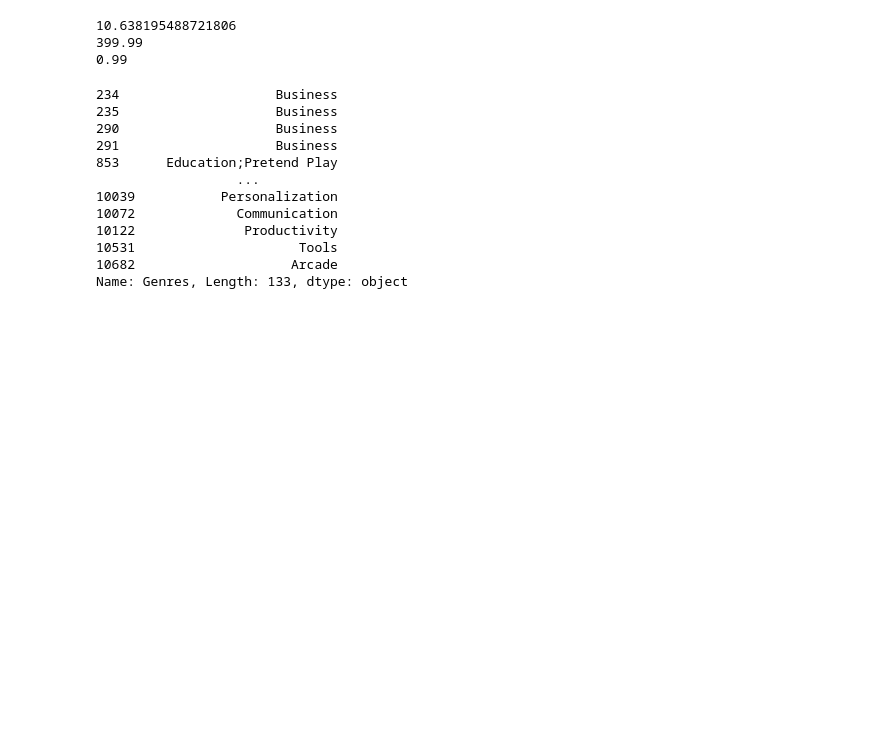
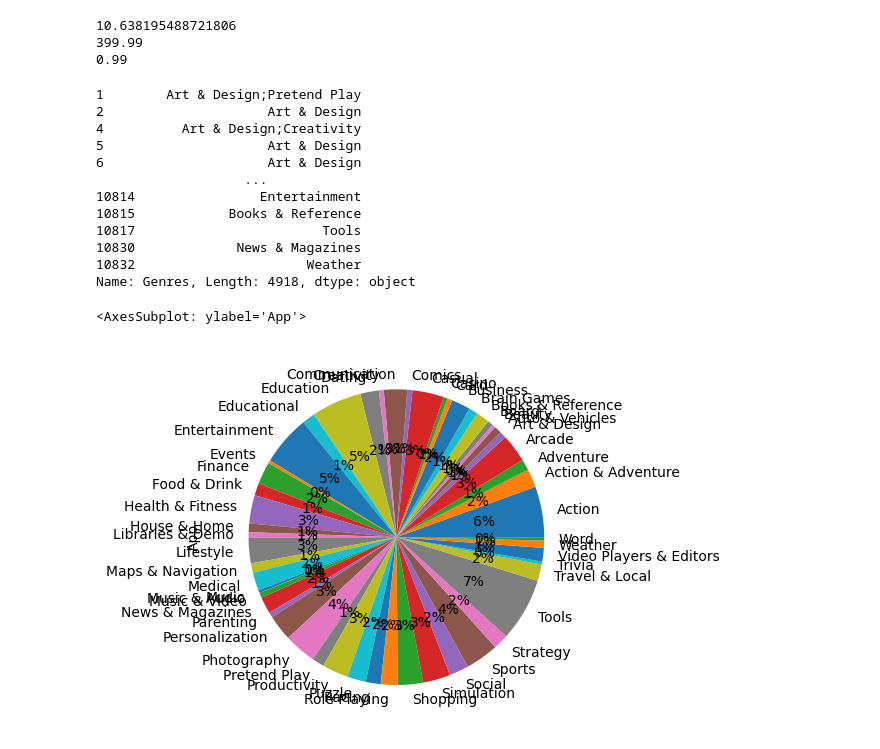
Before and after one commit to akash106/CS210DataSciProjects, a Jupyter notebook: Project 3/googlePlay.ipynb, the cells around one changed output. Drawn from its saved outputs; the diff is of its cells as text; code cells hidden in the pictures; blank space fills up the shorter version.

Commit message:
Continued working on part 3

```diff
--- a/Project 3/googlePlay.ipynb
+++ b/Project 3/googlePlay.ipynb
@@ -162,20 +162,30 @@ print(paid_df['Price'].min())
 10.638195488721806
 399.99
 0.99
-# %%
-#Part 3.1: Visualization
-
-print(df['Genres'])
-# %% [output]
-234                    Business
-235                    Business
-290                    Business
-291                    Business
-853      Education;Pretend Play
-                  ...
-10039           Personalization
-10072             Communication
-10122              Productivity
-10531                     Tools
-10682                    Arcade
-Name: Genres, Length: 133, dtype: object
+# %%
+#Part 3.1: Visualization
+
+print(df['Genres'])
+for ind in df.index:
+    if df['Genres'][ind].find(';') != -1:
+        lis = df['Genres'][ind].split(';')
+        df.at[ind, 'Genres'] = lis
+df = df.explode('Genres')
+
+genresCount = df.groupby('Genres')['App'].count()
+genresCount.plot(kind = 'pie', y = 'Percentage of each Genre', autopct = '%1.0f%%')
+# %% [output]
+1        Art & Design;Pretend Play
+2                     Art & Design
+4          Art & Design;Creativity
+5                     Art & Design
+6                     Art & Design
+                   ...
+10814                Entertainment
+10815            Books & Reference
+10817                        Tools
+10830             News & Magazines
+10832                      Weather
+Name: Genres, Length: 4918, dtype: object
+<AxesSubplot: ylabel='App'>
+[figure, added]
```
